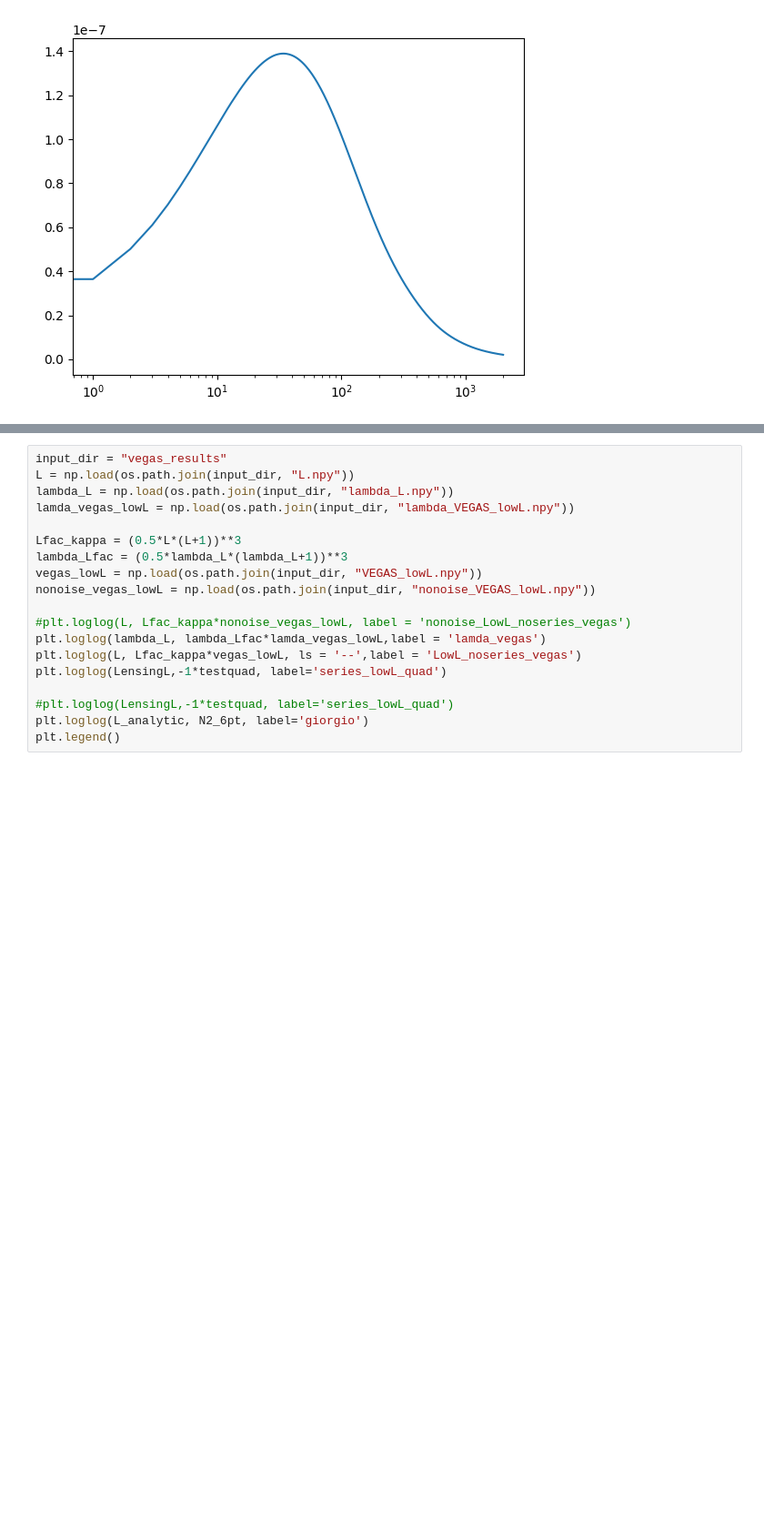
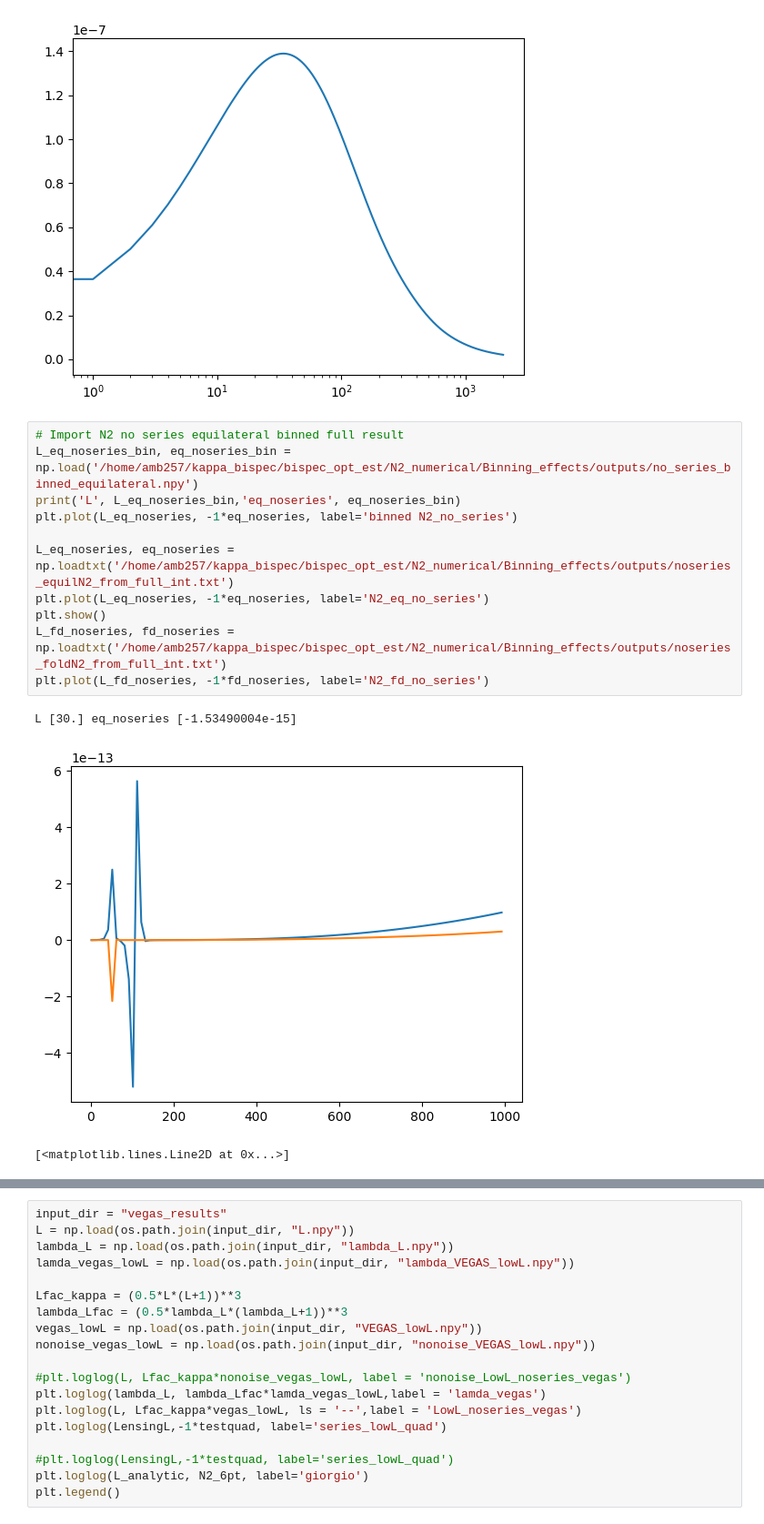
Before and after one commit to aleksandrbowkis/bispec_opt_est, a Jupyter notebook: N2_numerical/N2_tests.ipynb, the cells around one changed output, grey strips where cells are left out. Shown: that part at 91% size. Cells and saved outputs as stored; diff of their text form; blank space fills up the shorter version.

Commit message:
Testing no series N2

```diff
--- a/N2_numerical/N2_tests.ipynb
+++ b/N2_numerical/N2_tests.ipynb
@@ -51,3 +51,18 @@ plt.show()
 # %% [output]
 [figure]
 [figure]
+# %%
+# Import N2 no series equilateral binned full result
+L_eq_noseries_bin, eq_noseries_bin = np.load('/home/amb257/kappa_bispec/bispec_opt_est/N2_numerical/Binning_effects/outputs/no_series_binned_equilateral.npy')
+print('L', L_eq_noseries_bin,'eq_noseries', eq_noseries_bin)
+plt.plot(L_eq_noseries, -1*eq_noseries, label='binned N2_no_series')
+
+L_eq_noseries, eq_noseries = np.loadtxt('/home/amb257/kappa_bispec/bispec_opt_est/N2_numerical/Binning_effects/outputs/noseries_equilN2_from_full_int.txt')
+plt.plot(L_eq_noseries, -1*eq_noseries, label='N2_eq_no_series')
+plt.show()
+L_fd_noseries, fd_noseries = np.loadtxt('/home/amb257/kappa_bispec/bispec_opt_est/N2_numerical/Binning_effects/outputs/noseries_foldN2_from_full_int.txt')
+plt.plot(L_fd_noseries, -1*fd_noseries, label='N2_fd_no_series')
+# %% [output]
+L [30.] eq_noseries [-1.53490004e-15]
+[figure, added]
+[<matplotlib.lines.Line2D at 0x...>]
```
Also changed, not shown: parts of 4 cells of this notebook, 10 other files.
